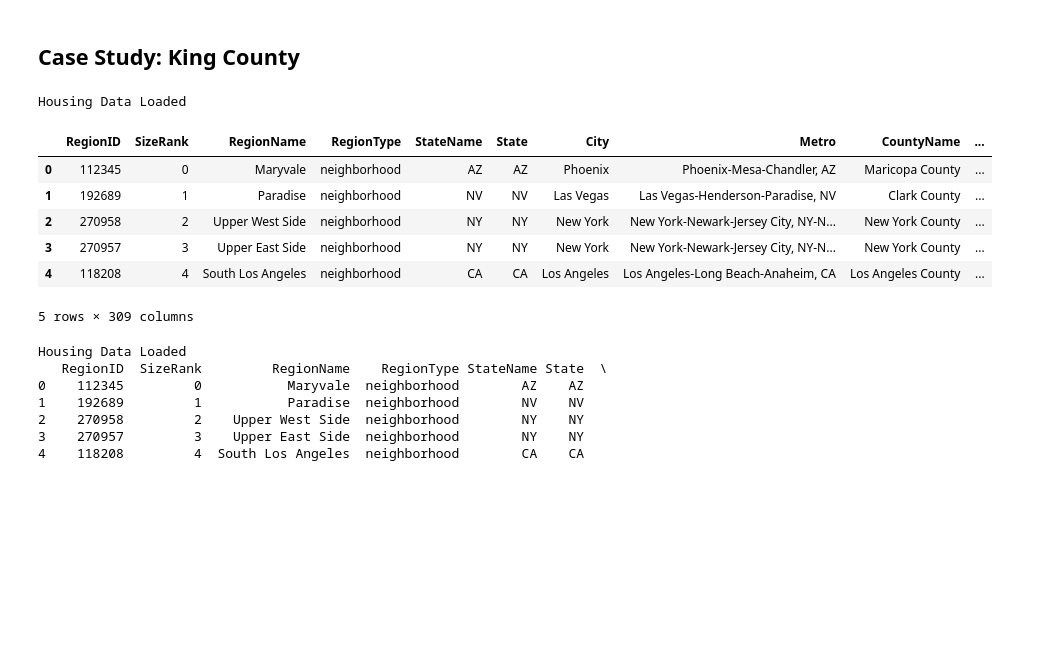
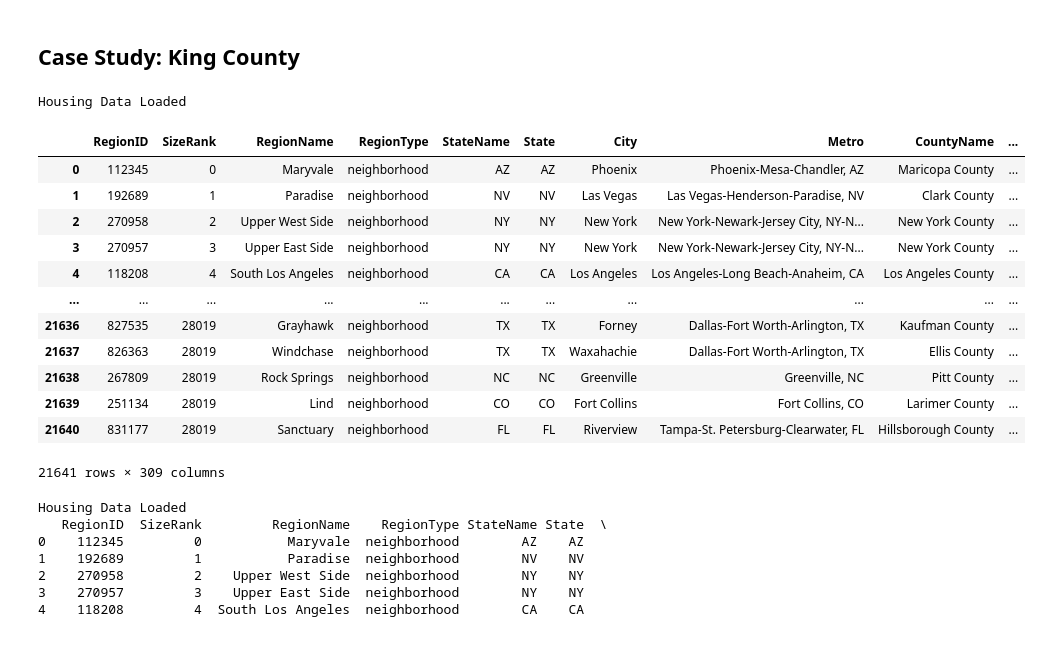
Before and after one commit to cparthiv/TSA-real-estate-analysis, a Jupyter notebook: draft.ipynb, the cells around one changed output. Cells and saved outputs as stored; diff of their text form; code cells hidden in the pictures; blank space fills up the shorter version.

```diff
--- a/draft.ipynb
+++ b/draft.ipynb
@@ -8,16 +8,22 @@ import geopandas as gpd
 # %%
 housing_data = pd.read_csv("datasets/Neighborhood_zhvi_uc_sfrcondo_tier_0.33_0.67_sm_sa_month.csv")
 print("Housing Data Loaded")
-housing_data.head()
+housing_data
 # %% [output]
 Housing Data Loaded
 |  | RegionID | SizeRank | RegionName | RegionType | StateName | State | City | Metro | CountyName | ... |
 | 0 | 112345 | 0 | Maryvale | neighborhood | AZ | AZ | Phoenix | Phoenix-Mesa-Chandler, AZ | Maricopa County | ... |
 | 1 | 192689 | 1 | Paradise | neighborhood | NV | NV | Las Vegas | Las Vegas-Henderson-Paradise, NV | Clark County | ... |
 | 2 | 270958 | 2 | Upper West Side | neighborhood | NY | NY | New York | New York-Newark-Jersey City, NY-N... | New York County | ... |
 | 3 | 270957 | 3 | Upper East Side | neighborhood | NY | NY | New York | New York-Newark-Jersey City, NY-N... | New York County | ... |
 | 4 | 118208 | 4 | South Los Angeles | neighborhood | CA | CA | Los Angeles | Los Angeles-Long Beach-Anaheim, CA | Los Angeles County | ... |
+| ... | ... | ... | ... | ... | ... | ... | ... | ... | ... | ... |
+| 21636 | 827535 | 28019 | Grayhawk | neighborhood | TX | TX | Forney | Dallas-Fort Worth-Arlington, TX | Kaufman County | ... |
+| 21637 | 826363 | 28019 | Windchase | neighborhood | TX | TX | Waxahachie | Dallas-Fort Worth-Arlington, TX | Ellis County | ... |
+| 21638 | 267809 | 28019 | Rock Springs | neighborhood | NC | NC | Greenville | Greenville, NC | Pitt County | ... |
+| 21639 | 251134 | 28019 | Lind | neighborhood | CO | CO | Fort Collins | Fort Collins, CO | Larimer County | ... |
+| 21640 | 831177 | 28019 | Sanctuary | neighborhood | FL | FL | Riverview | Tampa-St. Petersburg-Clearwater, FL | Hillsborough County | ... |
-5 rows × 309 columns
+21641 rows × 309 columns
 # %%
 schools_geo = gpd.read_file("datasets/School_Sites_in_King_County___schsite_point.geojson")
 print("School Sites Data Loaded")
```
